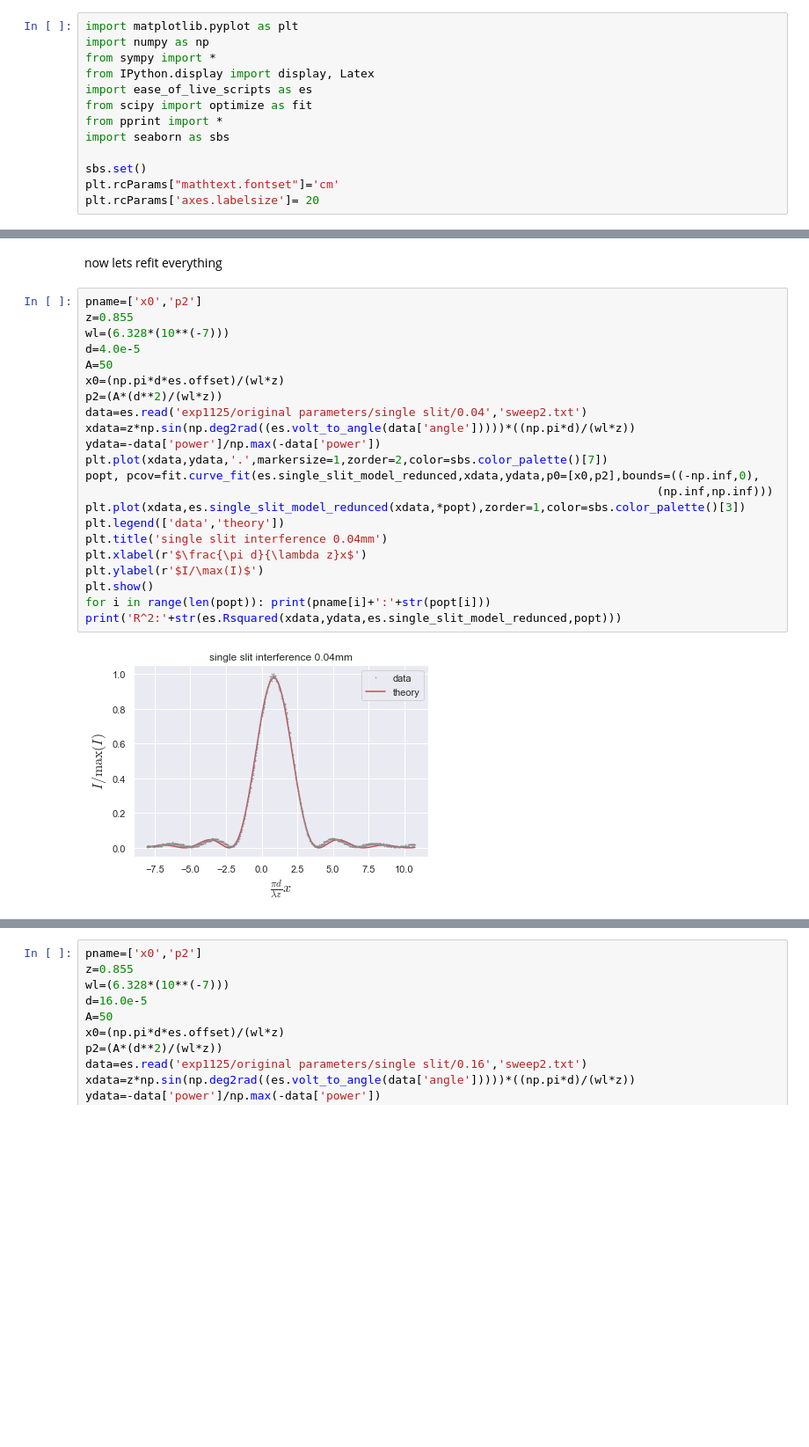
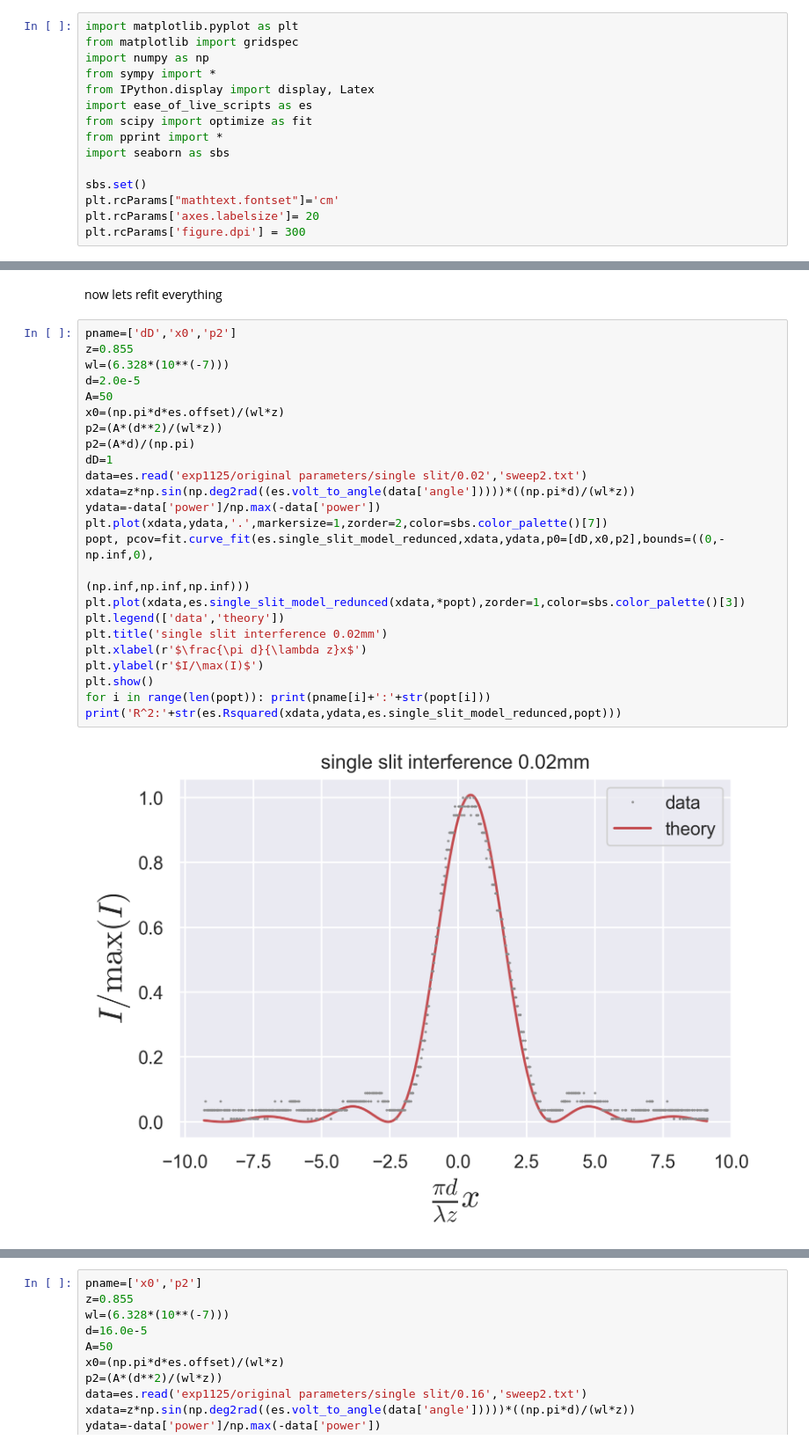
Before and after one commit to EdoMor/notebooks, a Jupyter notebook: edos single slit notebook.ipynb, the cells around one changed output, grey strips where cells are left out. Shown at 88% size. Cells and saved outputs as stored; diff of their text form; blank space fills up the shorter version.

```diff
--- a/edos single slit notebook.ipynb
+++ b/edos single slit notebook.ipynb
@@ -1,5 +1,6 @@
 # %%
 import matplotlib.pyplot as plt
+from matplotlib import gridspec
 import numpy as np
 from sympy import *
 from IPython.display import display, Latex
@@ -11,3 +12,4 @@ import seaborn as sbs
 sbs.set()
 plt.rcParams["mathtext.fontset"]='cm'
 plt.rcParams['axes.labelsize']= 20
+plt.rcParams['figure.dpi'] = 300
@@ -350,26 +365,28 @@ $$P_2=\frac{A d^{2}}{\lambda z}$$
 # %% [markdown]
 now lets refit everything
 # %%
-pname=['x0','p2']
+pname=['dD','x0','p2']
 z=0.855
 wl=(6.328*(10**(-7)))
-d=4.0e-5
+d=2.0e-5
 A=50
 x0=(np.pi*d*es.offset)/(wl*z)
 p2=(A*(d**2)/(wl*z))
-data=es.read('exp1125/original parameters/single slit/0.04','sweep2.txt')
+p2=(A*d)/(np.pi)
+dD=1
+data=es.read('exp1125/original parameters/single slit/0.02','sweep2.txt')
 xdata=z*np.sin(np.deg2rad((es.volt_to_angle(data['angle']))))*((np.pi*d)/(wl*z))
 ydata=-data['power']/np.max(-data['power'])
 plt.plot(xdata,ydata,'.',markersize=1,zorder=2,color=sbs.color_palette()[7])
-popt, pcov=fit.curve_fit(es.single_slit_model_redunced,xdata,ydata,p0=[x0,p2],bounds=((-np.inf,0),
-                                                                                   (np.inf,np.inf)))
+popt, pcov=fit.curve_fit(es.single_slit_model_redunced,xdata,ydata,p0=[dD,x0,p2],bounds=((0,-np.inf,0),
+                                                                                   (np.inf,np.inf,np.inf)))
 plt.plot(xdata,es.single_slit_model_redunced(xdata,*popt),zorder=1,color=sbs.color_palette()[3])
 plt.legend(['data','theory'])
-plt.title('single slit interference 0.04mm')
+plt.title('single slit interference 0.02mm')
 plt.xlabel(r'$\frac{\pi d}{\lambda z}x$')
 plt.ylabel(r'$I/\max(I)$')
 plt.show()
 for i in range(len(popt)): print(pname[i]+':'+str(popt[i]))
 print('R^2:'+str(es.Rsquared(xdata,ydata,es.single_slit_model_redunced,popt)))
 # %% [output]
-[figure, old version]
+[figure, new version]
```
Also changed, not shown: parts of 11 cells of this notebook, 15 other files.
